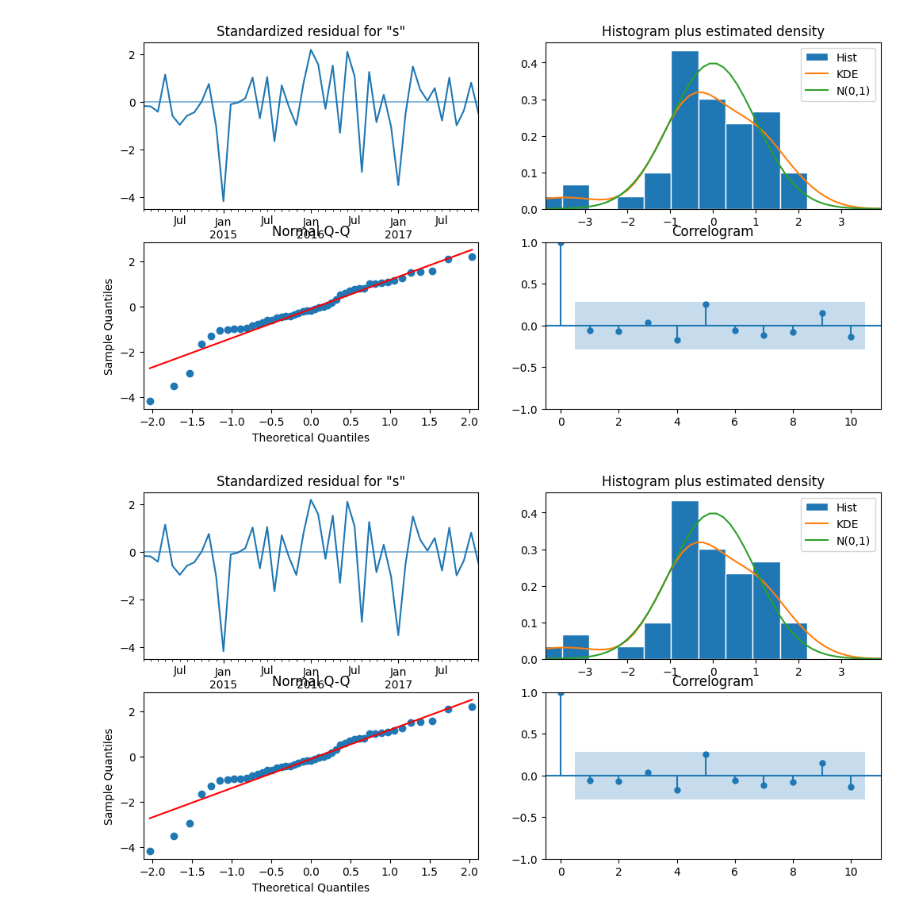
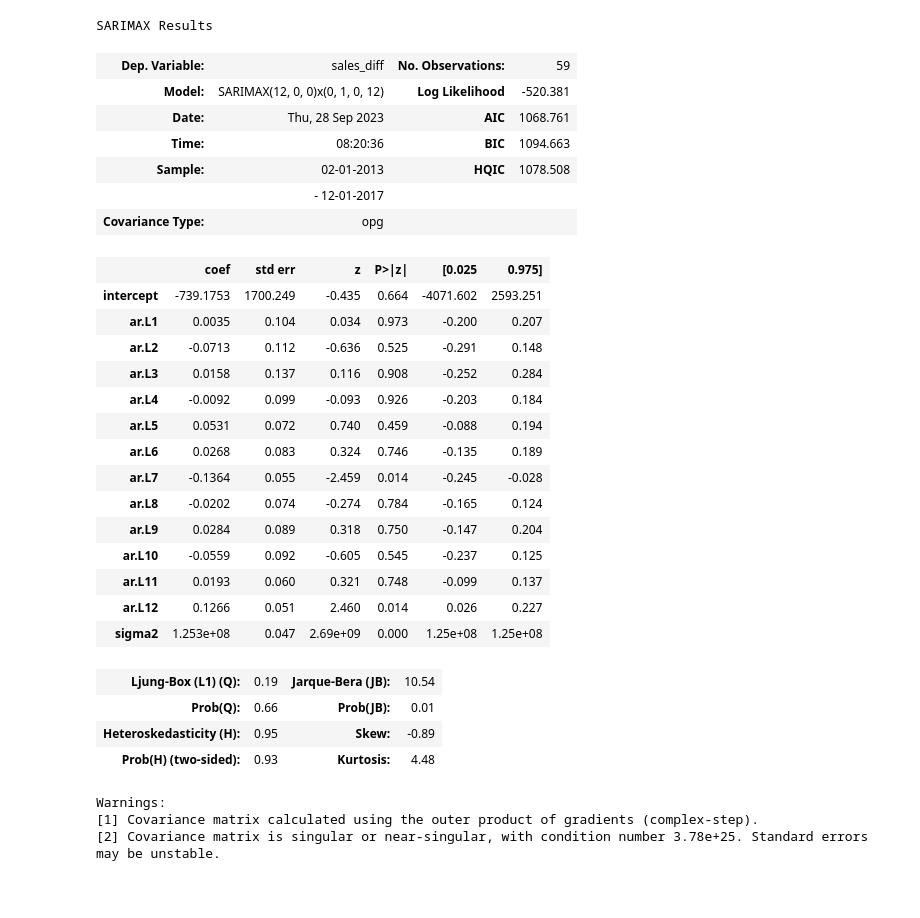
Before and after one commit to pklaudat/sales-data-forecast, a Jupyter notebook: arima.ipynb, the cells around one changed output. Drawn from its saved outputs; the diff is of its cells as text; code cells hidden in the pictures; blank space fills up the shorter version.

```diff
--- a/arima.ipynb
+++ b/arima.ipynb
@@ -82,5 +70,33 @@ R2 Score: 0.9835642876259857
-# %%
-sar.plot_diagnostics(figsize=(12, 6))
-# %% [output]
-[figure, removed]
-[figure, removed]
+# %%
+model.summary()
+# %% [output]
+SARIMAX Results
+| Dep. Variable: | sales_diff | No. Observations: | 59 |
+| Model: | SARIMAX(12, 0, 0)x(0, 1, 0, 12) | Log Likelihood | -520.381 |
+| Date: | Thu, 28 Sep 2023 | AIC | 1068.761 |
+| Time: | 08:20:36 | BIC | 1094.663 |
+| Sample: | 02-01-2013 | HQIC | 1078.508 |
+|  | - 12-01-2017 |  |  |
+| Covariance Type: | opg |  |  |
+|  | coef | std err | z | P>|z| | [0.025 | 0.975] |
+| intercept | -739.1753 | 1700.249 | -0.435 | 0.664 | -4071.602 | 2593.251 |
+| ar.L1 | 0.0035 | 0.104 | 0.034 | 0.973 | -0.200 | 0.207 |
+| ar.L2 | -0.0713 | 0.112 | -0.636 | 0.525 | -0.291 | 0.148 |
+| ar.L3 | 0.0158 | 0.137 | 0.116 | 0.908 | -0.252 | 0.284 |
+| ar.L4 | -0.0092 | 0.099 | -0.093 | 0.926 | -0.203 | 0.184 |
+| ar.L5 | 0.0531 | 0.072 | 0.740 | 0.459 | -0.088 | 0.194 |
+| ar.L6 | 0.0268 | 0.083 | 0.324 | 0.746 | -0.135 | 0.189 |
+| ar.L7 | -0.1364 | 0.055 | -2.459 | 0.014 | -0.245 | -0.028 |
+| ar.L8 | -0.0202 | 0.074 | -0.274 | 0.784 | -0.165 | 0.124 |
+| ar.L9 | 0.0284 | 0.089 | 0.318 | 0.750 | -0.147 | 0.204 |
+| ar.L10 | -0.0559 | 0.092 | -0.605 | 0.545 | -0.237 | 0.125 |
+| ar.L11 | 0.0193 | 0.060 | 0.321 | 0.748 | -0.099 | 0.137 |
+| ar.L12 | 0.1266 | 0.051 | 2.460 | 0.014 | 0.026 | 0.227 |
+| sigma2 | 1.253e+08 | 0.047 | 2.69e+09 | 0.000 | 1.25e+08 | 1.25e+08 |
+| Ljung-Box (L1) (Q): | 0.19 | Jarque-Bera (JB): | 10.54 |
+| Prob(Q): | 0.66 | Prob(JB): | 0.01 |
+| Heteroskedasticity (H): | 0.95 | Skew: | -0.89 |
+| Prob(H) (two-sided): | 0.93 | Kurtosis: | 4.48 |
+Warnings:
+[1] Covariance matrix calculated using the outer product of gradients (complex-step).
+[2] Covariance matrix is singular or near-singular, with condition number 3.78e+25. Standard errors may be unstable.
```
Also changed, not shown: parts of 5 cells of this notebook, 3 other files.
